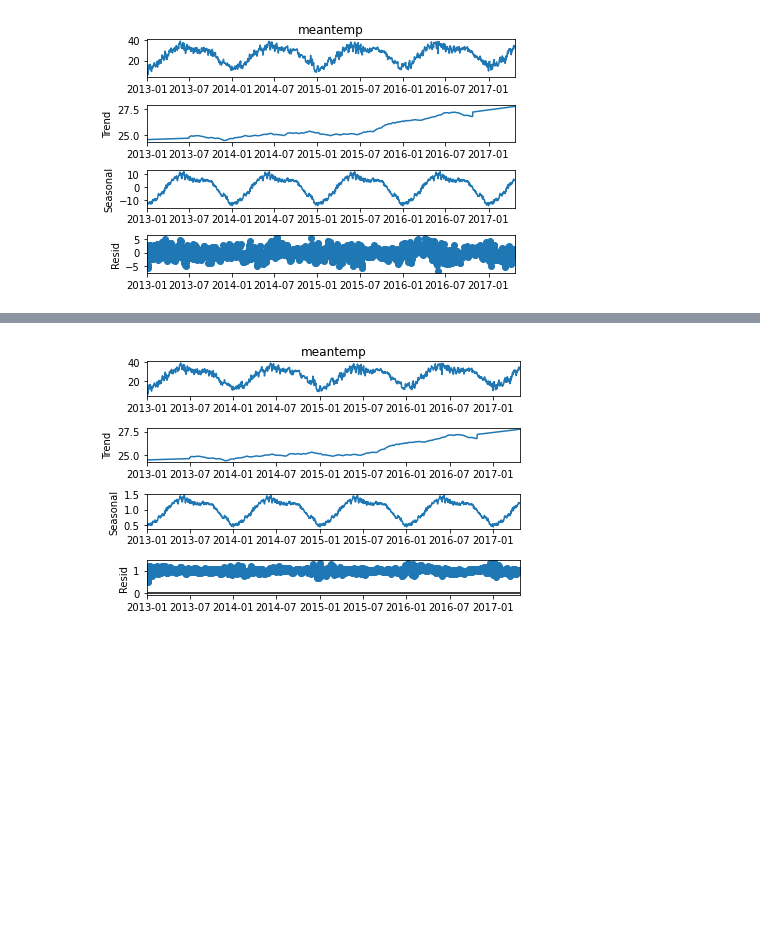
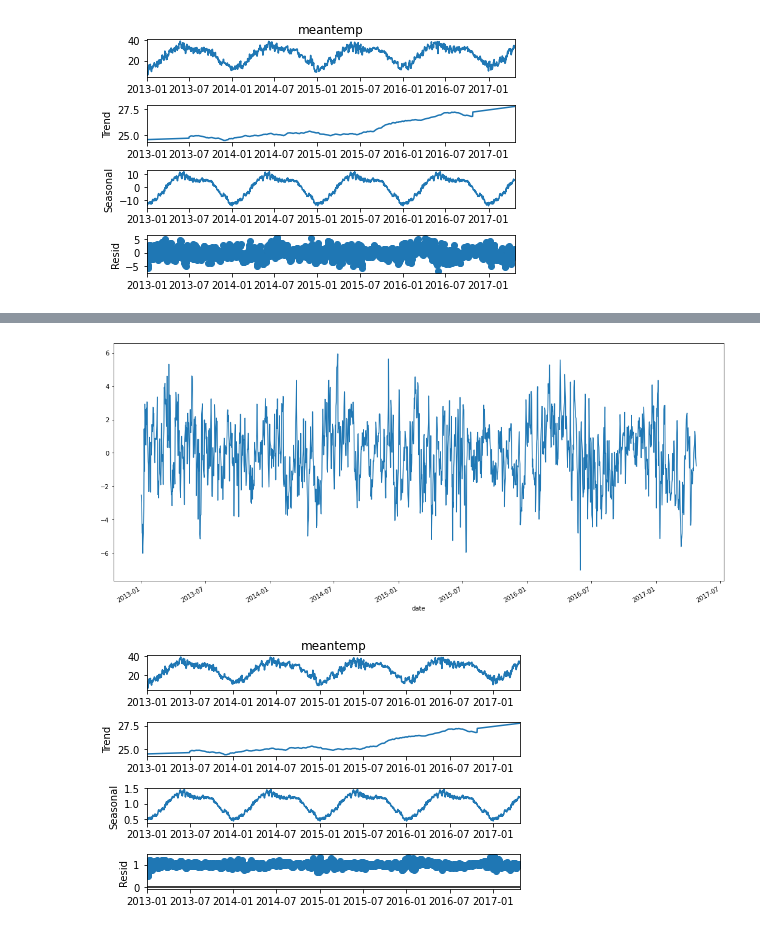
Before and after one commit to maxim8051/TimeSeriesItmoLab, a Jupyter notebook: TimeSeries.ipynb, the cells around one changed output, grey strips where cells are left out. Drawn from its saved outputs; the diff is of its cells as text; code cells hidden in the pictures; blank space fills up the shorter version.

```diff
--- a/TimeSeries.ipynb
+++ b/TimeSeries.ipynb
@@ -87 +99,7 @@ plt.show()
+# %%
+plt.figure(figsize=(18,8))
+decomp_a.resid.plot()
+plt.show()
+# %% [output]
+[figure, added]
 # %%
```
Also changed, not shown: parts of 6 cells of this notebook.
